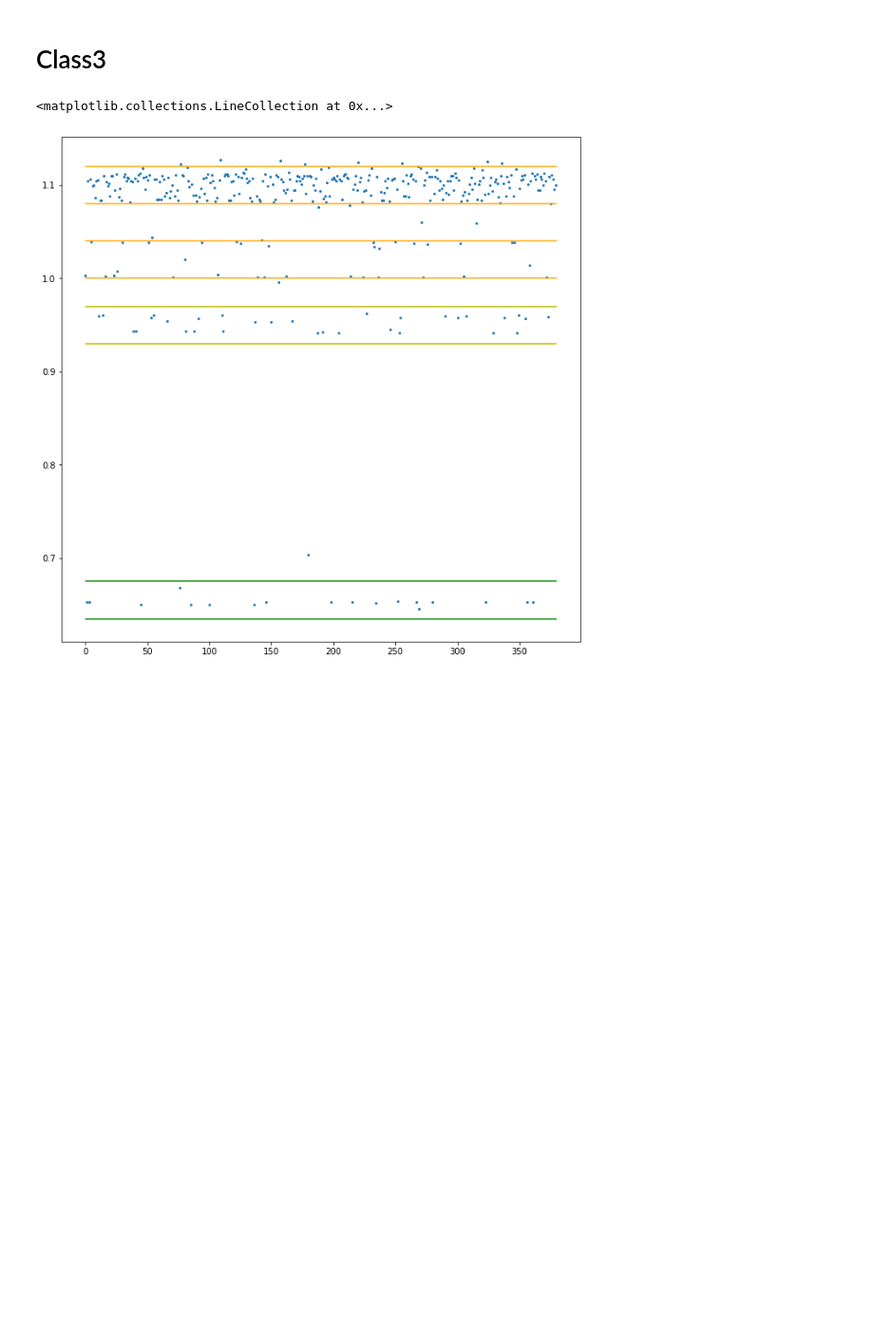
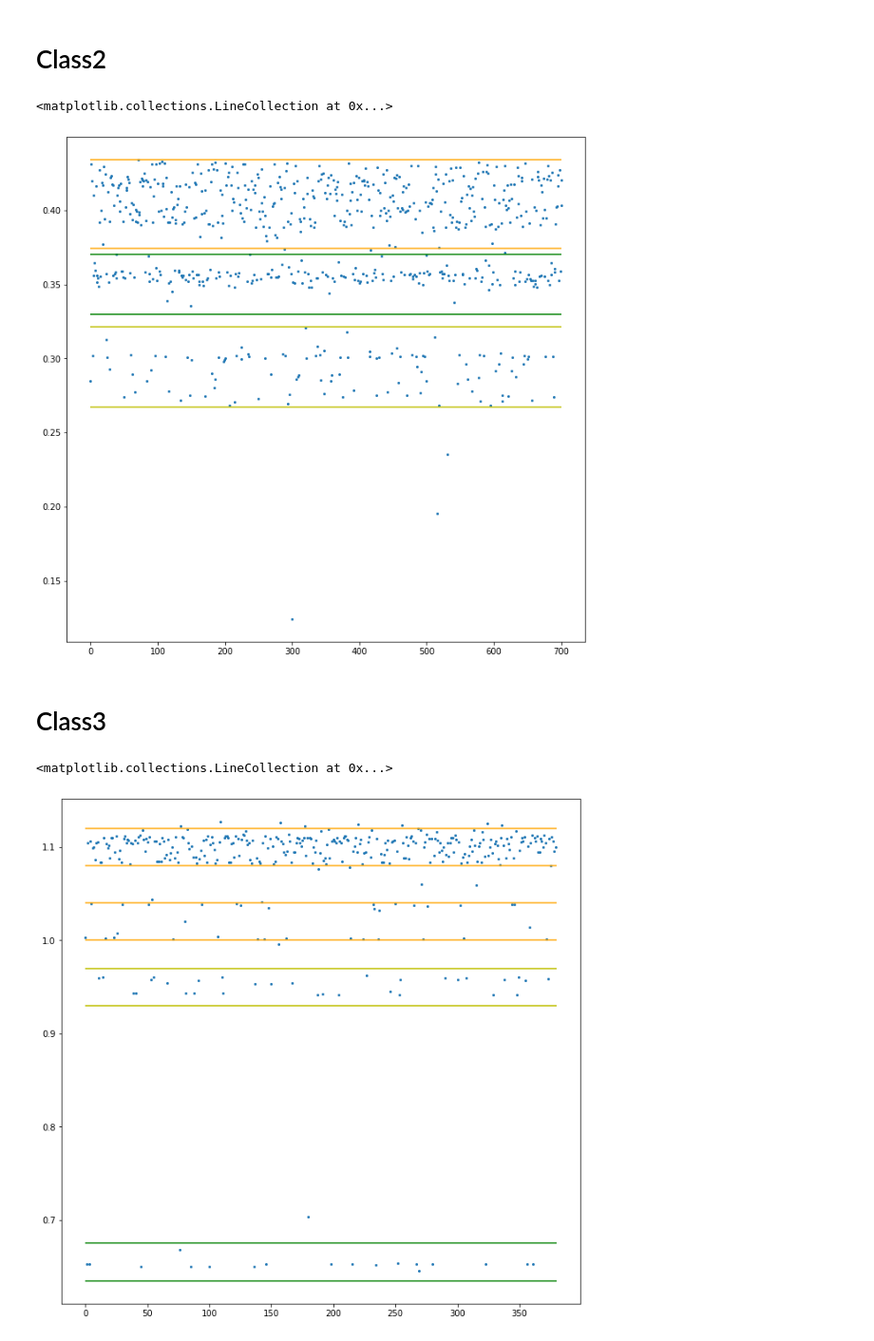
Before and after one commit to Penchekrak/idao2022, a Jupyter notebook: look on boarders of classes.ipynb, the cells around one changed output. Shown at 95% size. Drawn from its saved outputs; the diff is of its cells as text; code cells hidden in the pictures; blank space fills up the shorter version.

```diff
--- a/look on boarders of classes.ipynb
+++ b/look on boarders of classes.ipynb
@@ -70,3 +73,25 @@ train.head()
+# %% [markdown]
+# Class2
+# %%
+sample = train[mask_list_train[2]]
+
+fig = plt.figure(figsize=(11,11))
+plt.scatter(np.arange(len(sample)), sample.targets, s=4)
+
+x = 0.434
+plt.hlines(x, 0, 700, color='orange')
+plt.hlines(x-0.06, 0, 700, color='orange')
+
+x = 0.37
+plt.hlines(x, 0, 700, color='green')
+plt.hlines(x-0.04, 0, 700, color='green')
+
+x = 0.321
+plt.hlines(x, 0, 700, color='y')
+plt.hlines(0.267, 0, 700, color='y')
+# %% [output]
+<matplotlib.collections.LineCollection at 0x...>
+[figure, added]
 # %% [markdown]
 # Class3
 # %%
```
Also changed, not shown: parts of 3 cells of this notebook, 1 other file.
